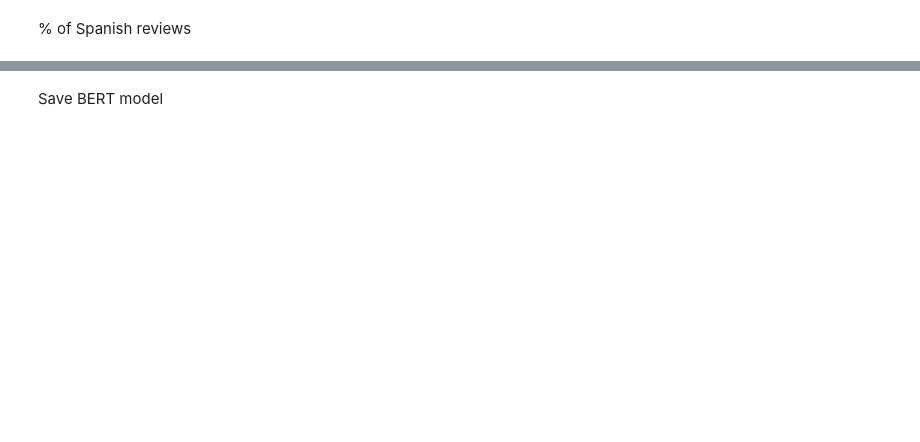
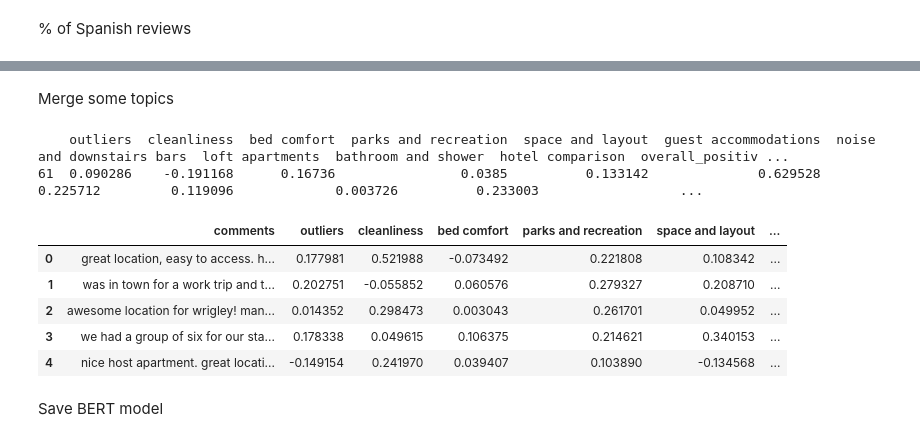
Before and after one commit to RyanChenJung/Airbnb-Renting-Optimizer, a Jupyter notebook: notebooks/nyssa/clean_reviews.ipynb, the cells around one changed output, grey strips where cells are left out. Saved outputs shown, nothing was run; the diff lists cells and outputs as text; code cells hidden in the pictures; blank space fills up the shorter version.

```diff
--- a/notebooks/nyssa/clean_reviews.ipynb
+++ b/notebooks/nyssa/clean_reviews.ipynb
@@ -114,0 +322,10 @@ KeyboardInterrupt:
+# %%
+probs_df = pd.DataFrame(probs).reset_index(drop=True)
+topics_df = pd.DataFrame(topics, columns=["topic"]).reset_index(drop=True)
+
+reviews_subset_clean_temp = reviews_subset_clean.reset_index(drop=True)
+
+review_topic_prob = pd.concat(
+    [reviews_subset_clean_temp, probs_df, topics_df],
+    axis=1
+)
@@ -114,0 +457,2 @@ KeyboardInterrupt:
+# %% [markdown]
+Merge some topics
@@ -115,3 +499,23 @@ KeyboardInterrupt:
+# %%
+print(topic_sim_df.iloc[61:62].to_string())
+# %% [output]
+    outliers  cleanliness  bed comfort  parks and recreation  space and layout  guest accommodations  noise and downstairs bars  loft apartments  bathroom and shower  hotel comparison  overall_positiv ...
+61  0.090286    -0.191168      0.16736                0.0385          0.133142              0.629528                   0.225712         0.119096             0.003726          0.233003                  ...
+# %%
+review_topic_sim = pd.concat(
+    [reviews_subset_clean_temp.reset_index(drop=True),
+     topic_sim_df],
+    axis=1
+)
+# %%
+review_topic_sim.head()
+# %% [output]
+|  | comments | outliers | cleanliness | bed comfort | parks and recreation | space and layout | ... |
+| 0 | great location, easy to access. h... | 0.177981 | 0.521988 | -0.073492 | 0.221808 | 0.108342 | ... |
+| 1 | was in town for a work trip and t... | 0.202751 | -0.055852 | 0.060576 | 0.279327 | 0.208710 | ... |
+| 2 | awesome location for wrigley! man... | 0.014352 | 0.298473 | 0.003043 | 0.261701 | 0.049952 | ... |
+| 3 | we had a group of six for our sta... | 0.178338 | 0.049615 | 0.106375 | 0.214621 | 0.340153 | ... |
+| 4 | nice host apartment. great locati... | -0.149154 | 0.241970 | 0.039407 | 0.103890 | -0.134568 | ... |
 # %% [markdown]
 Save BERT model
 # %%
```
Also changed, not shown: parts of 47 cells of this notebook.
